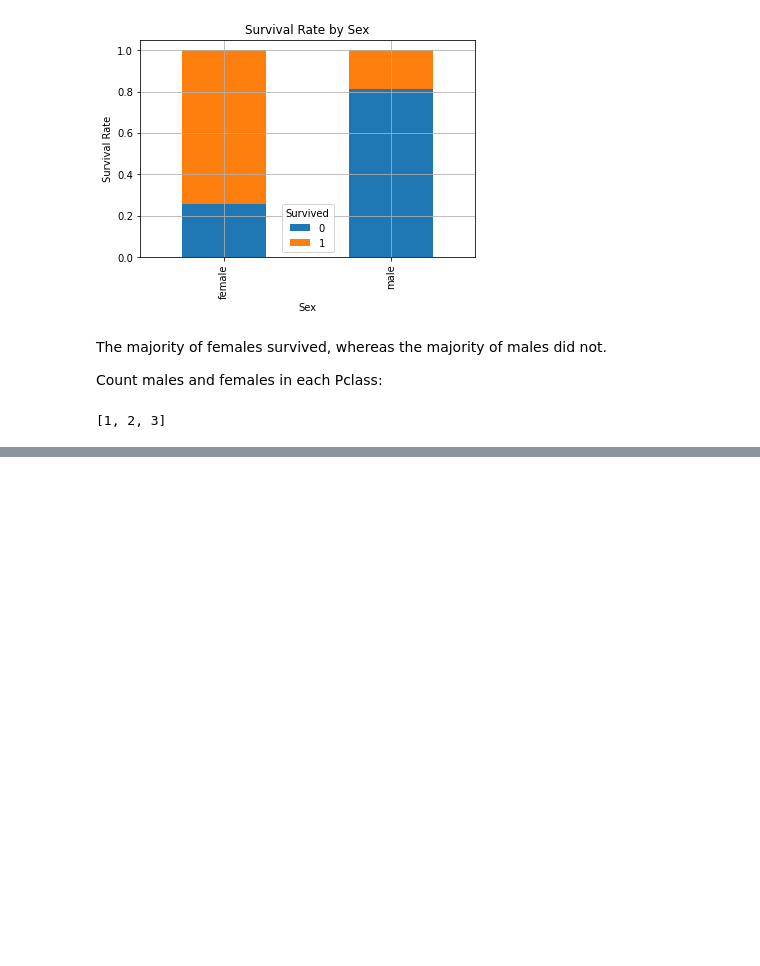
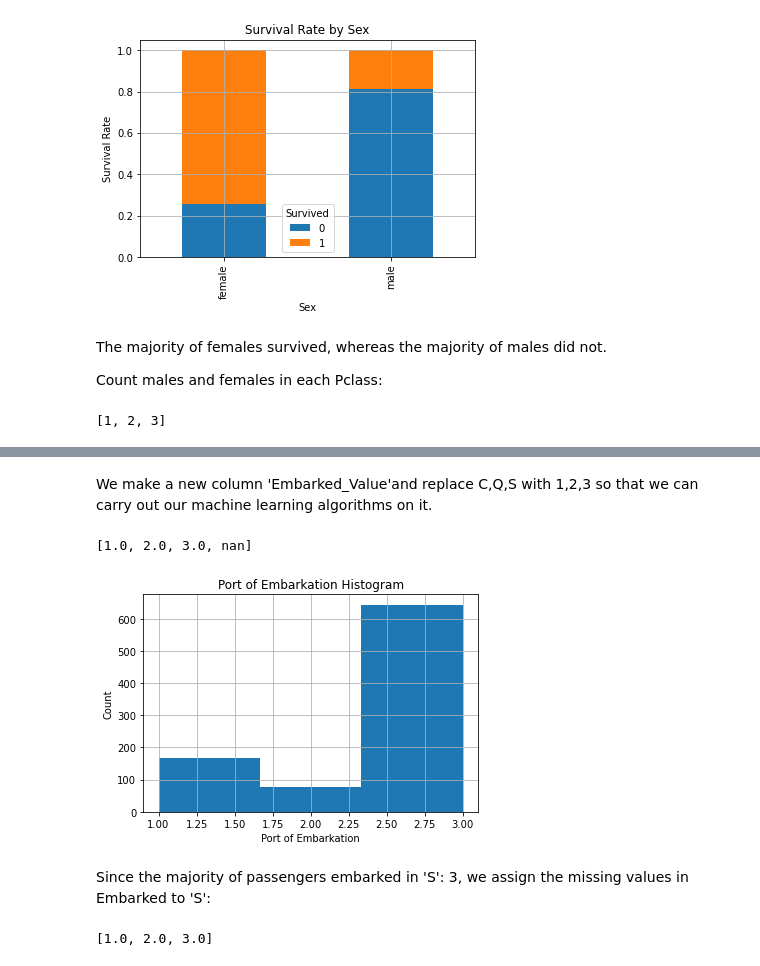
Before and after one commit to Koshaliya/Titanic-survival-exploration, a Jupyter notebook: Titanic Survival Exploration.ipynb, the cells around one changed output, grey strips where cells are left out. Cells and saved outputs as stored; diff of their text form; code cells hidden in the pictures; blank space fills up the shorter version.

```diff
--- a/Titanic Survival Exploration.ipynb
+++ b/Titanic Survival Exploration.ipynb
@@ -117,0 +187,4 @@ passenger_classes
+# %%
+
+df['Embarked_Value']=df['Embarked']
+df.head(10)
@@ -117,0 +203,27 @@ passenger_classes
+# %% [markdown]
+We make a new column 'Embarked_Value'and replace C,Q,S with 1,2,3 so that we can carry out our machine learning algorithms on it.
+# %%
+df['Embarked_Value'].replace(['C','Q','S'],[1,2,3],inplace=True)
+# %%
+embarked_locs = sorted(df['Embarked_Value'].unique())
+embarked_locs
+# %% [output]
+[1.0, 2.0, 3.0, nan]
+# %%
+df['Embarked_Value'].plot(kind='hist',bins=3,range=(1,3),grid='True')
+plt.title('Port of Embarkation Histogram')
+plt.xlabel('Port of Embarkation')
+plt.ylabel('Count')
+plt.show()
+# %% [output]
+[figure, added]
+# %% [markdown]
+Since the majority of passengers embarked in 'S': 3, we assign the missing values in Embarked to 'S':
+# %%
+df['Embarked_Value']=df['Embarked_Value'].fillna(3)
+
+embarked_locs = sorted(df['Embarked_Value'].unique())
+
+embarked_locs
+# %% [output]
+[1.0, 2.0, 3.0]
```
Also changed, not shown: parts of 41 cells of this notebook.
